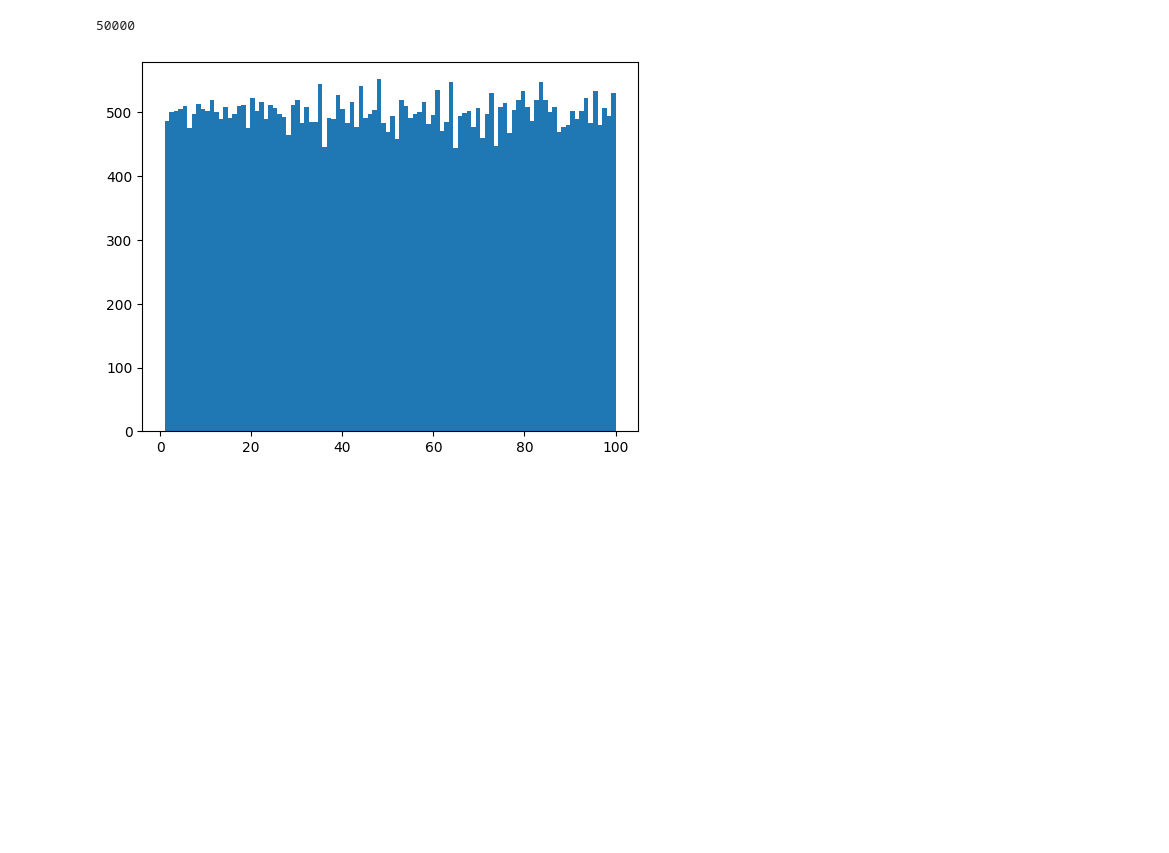
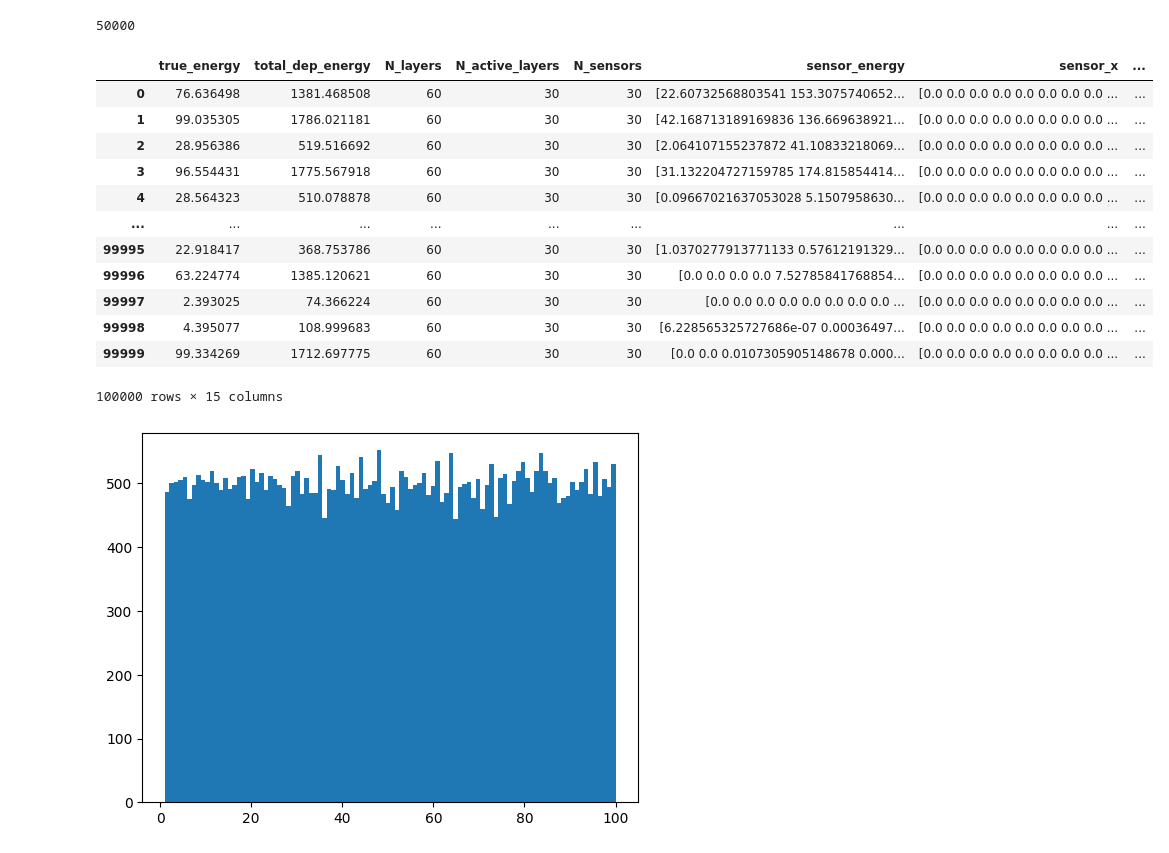
Before and after one commit to kingusiu/opDeDe, a Jupyter notebook: notebooks/read_multilayer_calos_photonID.ipynb, the cells around one changed output. Cells and saved outputs as stored; diff of their text form; code cells hidden in the pictures; blank space fills up the shorter version.

```diff
--- a/notebooks/read_multilayer_calos_photonID.ipynb
+++ b/notebooks/read_multilayer_calos_photonID.ipynb
@@ -40,3 +58,24 @@ len(df)
 # %% [output]
 50000
+# %%
+df_photons['pid'] = 0
+df_hadrons['pid'] = 1
+# %%
+df_all = pd.concat([df_photons, df_hadrons], ignore_index=True)
+# %%
+df_all
+# %% [output]
+|  | true_energy | total_dep_energy | N_layers | N_active_layers | N_sensors | sensor_energy | sensor_x | ... |
+| 0 | 76.636498 | 1381.468508 | 60 | 30 | 30 | [22.60732568803541 153.3075740652... | [0.0 0.0 0.0 0.0 0.0 0.0 0.0 0.0 ... | ... |
+| 1 | 99.035305 | 1786.021181 | 60 | 30 | 30 | [42.168713189169836 136.669638921... | [0.0 0.0 0.0 0.0 0.0 0.0 0.0 0.0 ... | ... |
+| 2 | 28.956386 | 519.516692 | 60 | 30 | 30 | [2.064107155237872 41.10833218069... | [0.0 0.0 0.0 0.0 0.0 0.0 0.0 0.0 ... | ... |
+| 3 | 96.554431 | 1775.567918 | 60 | 30 | 30 | [31.132204727159785 174.815854414... | [0.0 0.0 0.0 0.0 0.0 0.0 0.0 0.0 ... | ... |
+| 4 | 28.564323 | 510.078878 | 60 | 30 | 30 | [0.09667021637053028 5.1507958630... | [0.0 0.0 0.0 0.0 0.0 0.0 0.0 0.0 ... | ... |
+| ... | ... | ... | ... | ... | ... | ... | ... | ... |
+| 99995 | 22.918417 | 368.753786 | 60 | 30 | 30 | [1.0370277913771133 0.57612191329... | [0.0 0.0 0.0 0.0 0.0 0.0 0.0 0.0 ... | ... |
+| 99996 | 63.224774 | 1385.120621 | 60 | 30 | 30 | [0.0 0.0 0.0 0.0 7.52785841768854... | [0.0 0.0 0.0 0.0 0.0 0.0 0.0 0.0 ... | ... |
+| 99997 | 2.393025 | 74.366224 | 60 | 30 | 30 | [0.0 0.0 0.0 0.0 0.0 0.0 0.0 0.0 ... | [0.0 0.0 0.0 0.0 0.0 0.0 0.0 0.0 ... | ... |
+| 99998 | 4.395077 | 108.999683 | 60 | 30 | 30 | [6.228565325727686e-07 0.00036497... | [0.0 0.0 0.0 0.0 0.0 0.0 0.0 0.0 ... | ... |
+| 99999 | 99.334269 | 1712.697775 | 60 | 30 | 30 | [0.0 0.0 0.0107305905148678 0.000... | [0.0 0.0 0.0 0.0 0.0 0.0 0.0 0.0 ... | ... |
+100000 rows × 15 columns
 # %%
```
Also changed, not shown: parts of 8 cells of this notebook, 4 other files.
